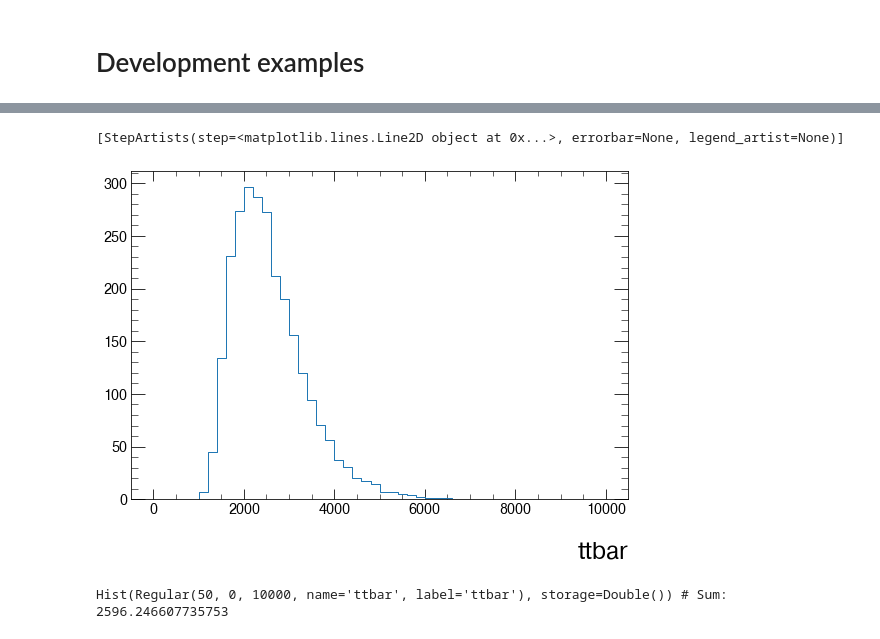
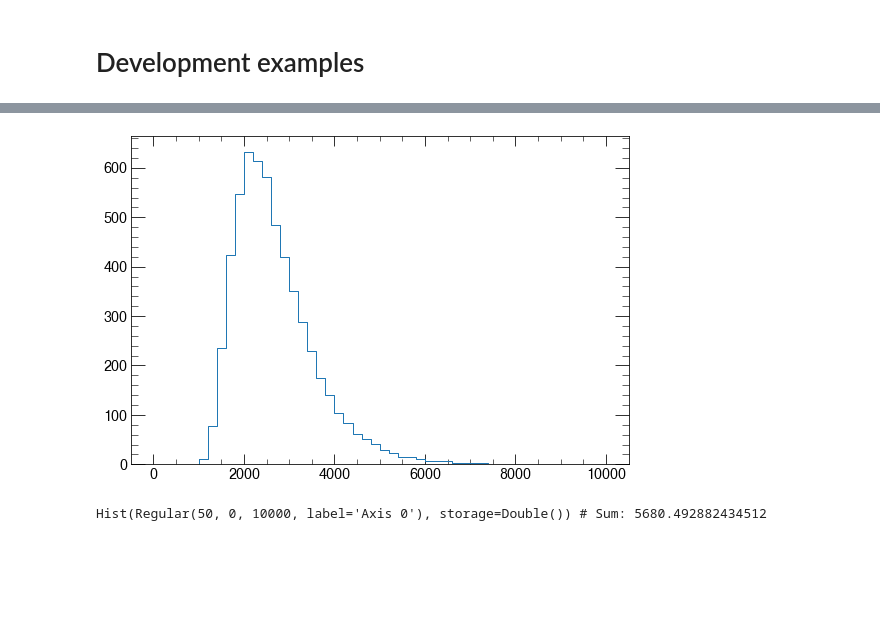
Before and after one commit to matthewfeickert/heputils, a Jupyter notebook: examples/dev-example.ipynb, the cells around one changed output, grey strips where cells are left out. Cells and saved outputs as stored; diff of their text form; code cells hidden in the pictures; blank space fills up the shorter version.

```diff
--- a/examples/dev-example.ipynb
+++ b/examples/dev-example.ipynb
@@ -46,9 +46,9 @@ ax.figure
-# %%
-mass_hists[0].plot()
-# %% [output]
-[StepArtists(step=<matplotlib.lines.Line2D object at 0x...>, errorbar=None, legend_artist=None)]
-[figure, removed]
-# %%
-mass_hists[0]
-# %% [output]
-Hist(Regular(50, 0, 10000, name='ttbar', label='ttbar'), storage=Double()) # Sum: 2596.246607735753
+# %%
+stacked_hist = heputils.convert.stack_hists(mass_hists)
+stacked_hist.plot();
+# %% [output]
+[figure, added]
+# %%
+stacked_hist
+# %% [output]
+Hist(Regular(50, 0, 10000, label='Axis 0'), storage=Double()) # Sum: 5680.492882434512
```
Also changed, not shown: parts of 3 cells of this notebook, 1 other file.
